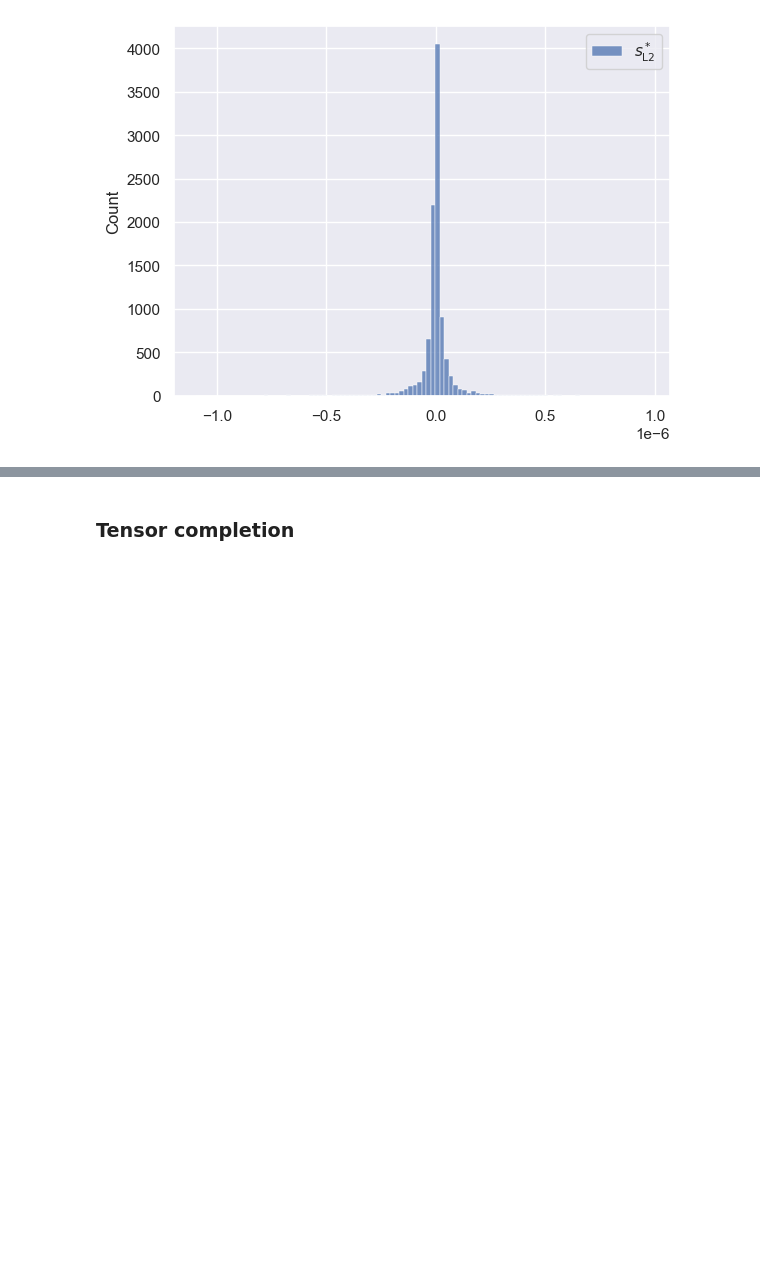
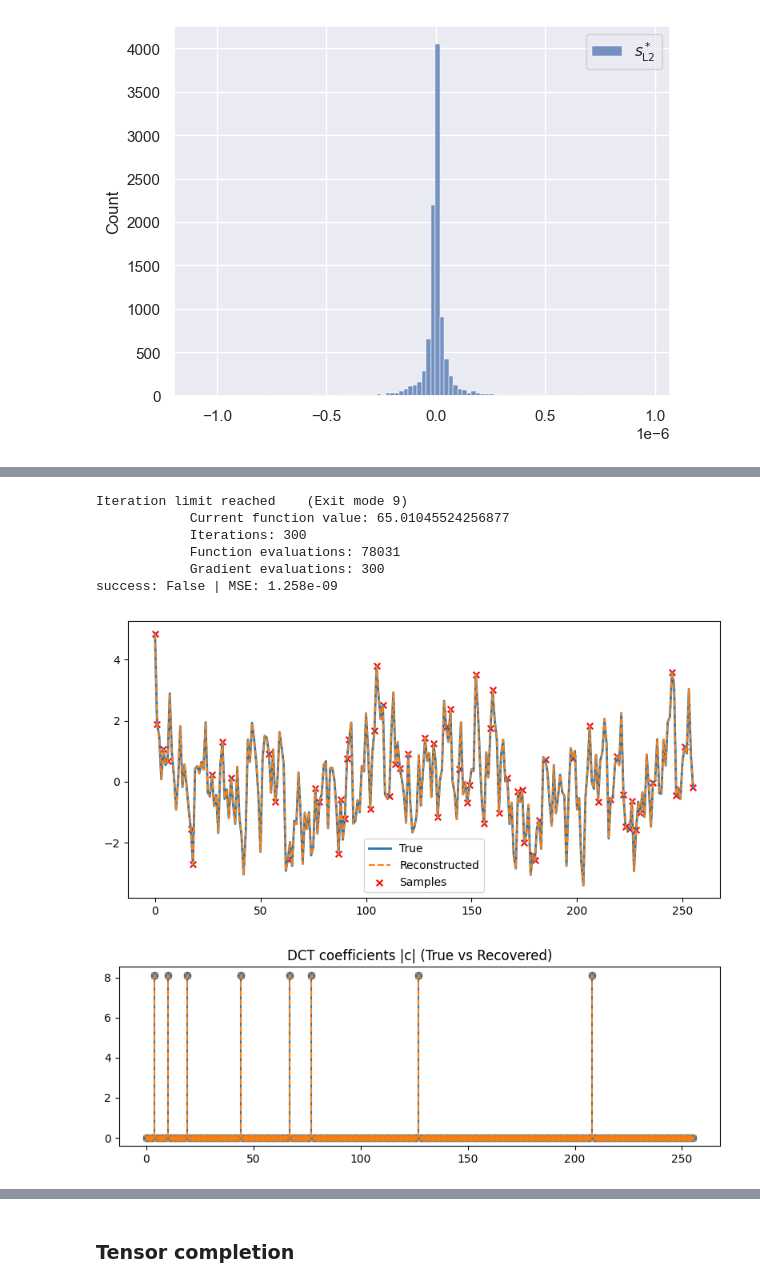
Before and after one commit to marawangamal/ptn, a Jupyter notebook: scripts/projects/qft.ipynb, the cells around one changed output, grey strips where cells are left out. Drawn from its saved outputs; the diff is of its cells as text; code cells hidden in the pictures; blank space fills up the shorter version.

```diff
--- a/scripts/projects/qft.ipynb
+++ b/scripts/projects/qft.ipynb
@@ -166,0 +231,63 @@ plt.show()
+# %%
+import numpy as np
+from scipy.fft import idct
+from scipy.optimize import minimize
+import matplotlib.pyplot as plt
+
+# --- Problem ---
+N, m, k = 256, 64, 8
+rng = np.random.default_rng(0)
+
+# Sparse in DCT domain (keeps everything real for SLSQP)
+c_true = np.zeros(N)
+c_true[rng.choice(N, k, replace=False)] = rng.normal(k)
+x_true = idct(c_true, norm='ortho')
+
+perm = rng.choice(N, size=m, replace=False)
+y = x_true[perm]
+
+# --- Objective (smoothed L1, no analytic grad) ---
+eps = 1e-6
+def obj(c):
+    # sum sqrt(c^2 + eps)
+    # return np.sum(np.sqrt(c*c + eps))
+    return np.linalg.norm(c, 1)
+
+# Equality constraint: idct(c)[perm] == y
+def cons_fun(c):
+    return idct(c, norm='ortho')[perm] - y
+
+con = {'type': 'eq', 'fun': cons_fun}
+
+# --- Solve (finite-difference gradients) ---
+c0 = np.zeros(N)
+res = minimize(
+    obj, c0, method='SLSQP', constraints=[con],
+    options={'maxiter': 300, 'ftol': 1e-9, 'disp': True}
+)
+
+x_hat = idct(res.x, norm='ortho')
+mse = np.mean((x_hat - x_true)**2)
+print("success:", res.success, "| MSE:", f"{mse:.3e}")
+
+# --- Plots ---
+plt.figure(figsize=(8,4))
+plt.plot(x_true, label='True', lw=2)
+plt.plot(x_hat, '--', label='Reconstructed', lw=1.5)
+plt.scatter(perm, y, c='r', marker='x', s=30, label='Samples')
+plt.legend(); plt.tight_layout(); plt.show()
+
+plt.figure(figsize=(8,3))
+(markerline1, stemlines1, _) = plt.stem(np.abs(c_true), linefmt='C0-', markerfmt='C0o', basefmt=' ')
+(markerline2, stemlines2, _) = plt.stem(np.abs(res.x), linefmt='C1--', markerfmt='C1x', basefmt=' ')
+plt.title('DCT coefficients |c| (True vs Recovered)')
+plt.tight_layout(); plt.show()
+# %% [output]
+Iteration limit reached    (Exit mode 9)
+            Current function value: 65.01045524256877
+            Iterations: 300
+            Function evaluations: 78031
+            Gradient evaluations: 300
+success: False | MSE: 1.258e-09
+[figure, added]
+[figure, added]
```
Also changed, not shown: parts of 3 cells of this notebook.
